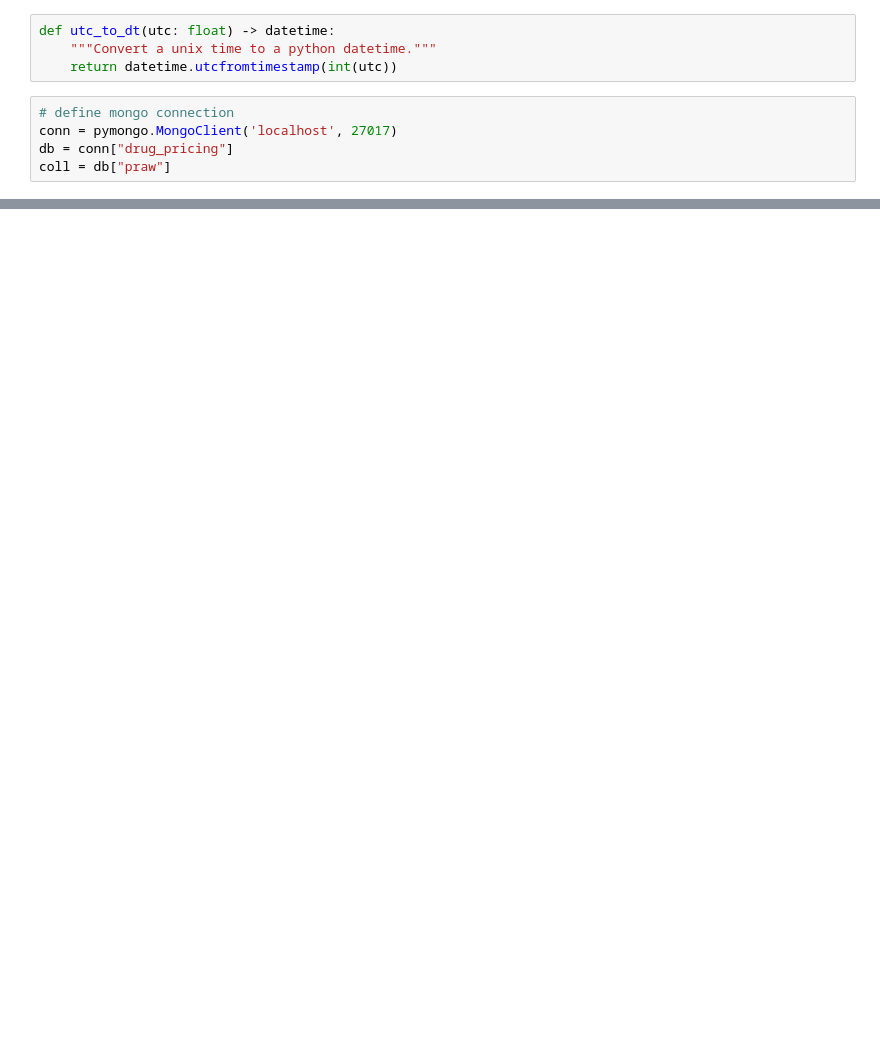
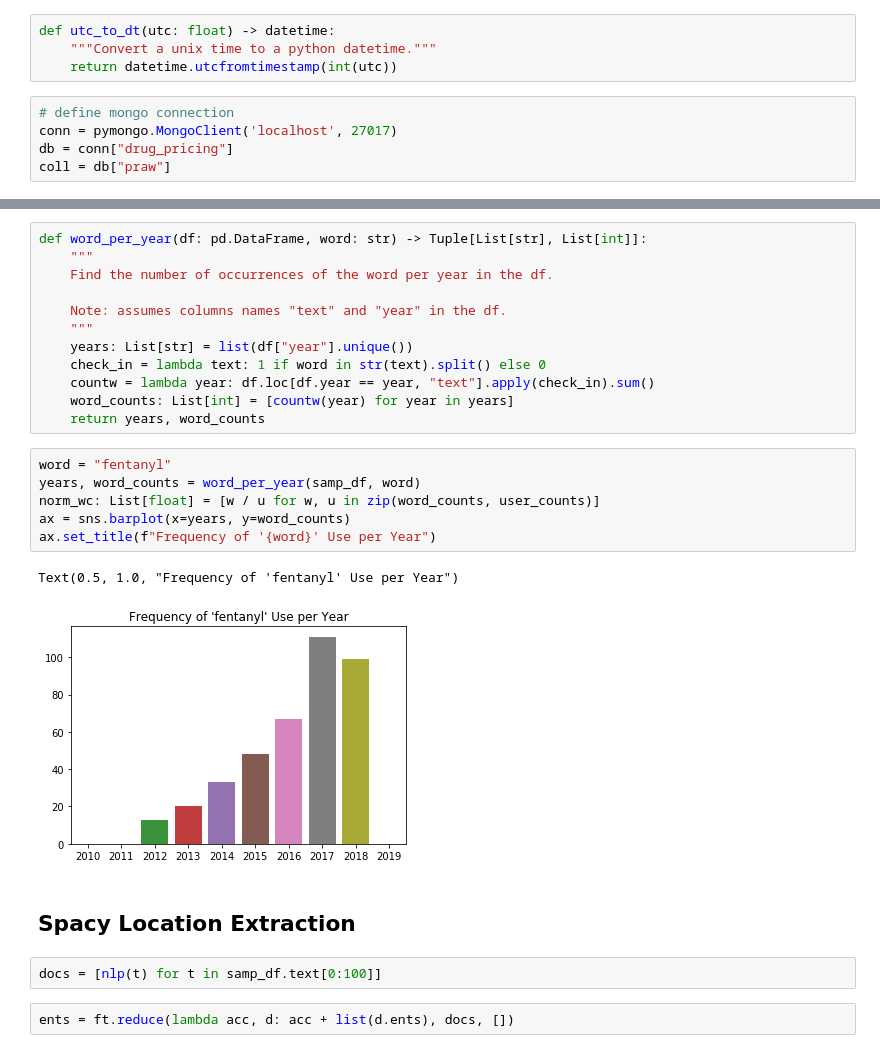
Before and after one commit to akilby/drug_pricing, a Jupyter notebook: notebooks/explore.ipynb, the cells around one changed output, grey strips where cells are left out. Saved outputs shown, nothing was run; the diff lists cells and outputs as text; blank space fills up the shorter version.

```diff
--- a/notebooks/explore.ipynb
+++ b/notebooks/explore.ipynb
@@ -23,0 +70,27 @@ str(utc_to_dt(1271701857))
+# %%
+def word_per_year(df: pd.DataFrame, word: str) -> Tuple[List[str], List[int]]:
+    """
+    Find the number of occurrences of the word per year in the df.
+
+    Note: assumes columns names "text" and "year" in the df.
+    """
+    years: List[str] = list(df["year"].unique())
+    check_in = lambda text: 1 if word in str(text).split() else 0
+    countw = lambda year: df.loc[df.year == year, "text"].apply(check_in).sum()
+    word_counts: List[int] = [countw(year) for year in years]
+    return years, word_counts
+# %%
+word = "fentanyl"
+years, word_counts = word_per_year(samp_df, word)
+norm_wc: List[float] = [w / u for w, u in zip(word_counts, user_counts)]
+ax = sns.barplot(x=years, y=word_counts)
+ax.set_title(f"Frequency of '{word}' Use per Year")
+# %% [output]
+Text(0.5, 1.0, "Frequency of 'fentanyl' Use per Year")
+[figure, added]
+# %% [markdown]
+## Spacy Location Extraction
+# %%
+docs = [nlp(t) for t in samp_df.text[0:100]]
+# %%
+ents = ft.reduce(lambda acc, d: acc + list(d.ents), docs, [])
```
Also changed, not shown: parts of 17 cells of this notebook, 5 other files.
